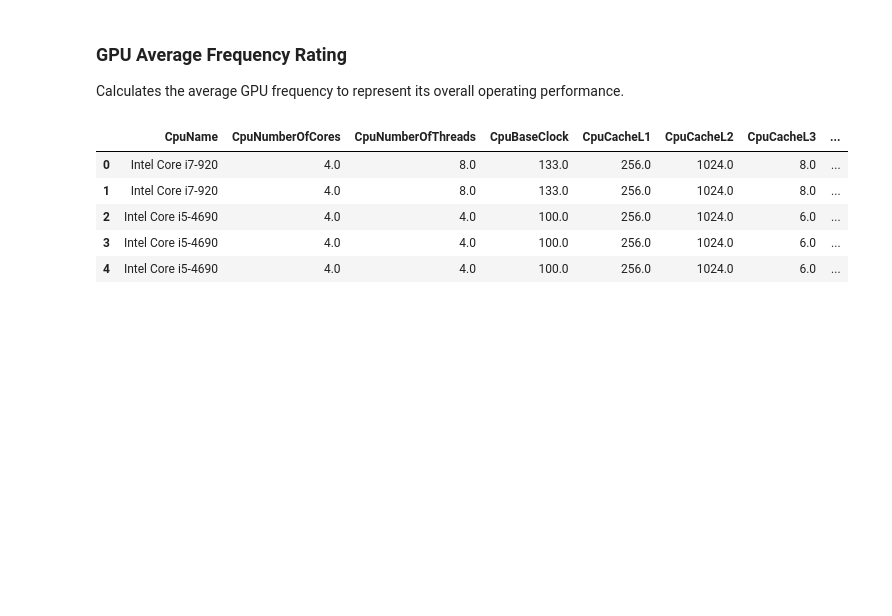
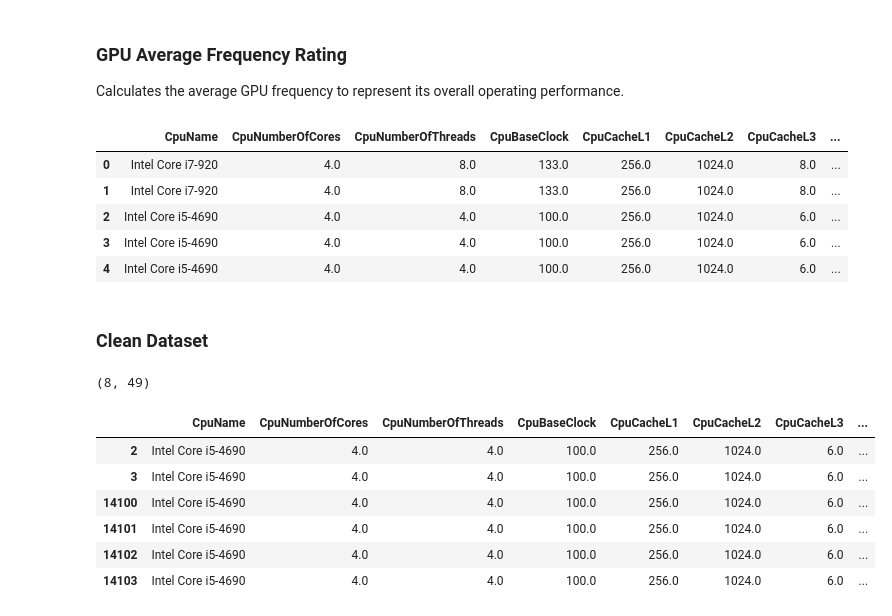
Before and after one commit to AndrePilcoChiuyare/fps-game-prediction, a Jupyter notebook: notebooks/2-feature-engineering.ipynb, the cells around one changed output. Drawn from its saved outputs; the diff is of its cells as text; code cells hidden in the pictures; blank space fills up the shorter version.

```diff
--- a/notebooks/2-feature-engineering.ipynb
+++ b/notebooks/2-feature-engineering.ipynb
@@ -105,3 +105,23 @@ df.head()
 | 2 | Intel Core i5-4690 | 4.0 | 4.0 | 100.0 | 256.0 | 1024.0 | 6.0 | ... |
 | 3 | Intel Core i5-4690 | 4.0 | 4.0 | 100.0 | 256.0 | 1024.0 | 6.0 | ... |
 | 4 | Intel Core i5-4690 | 4.0 | 4.0 | 100.0 | 256.0 | 1024.0 | 6.0 | ... |
+# %% [markdown]
+### Clean Dataset
+# %%
+# We drop duplicated rows
+print(df[df.duplicated()].shape)
+df.drop_duplicates(inplace=True)
+# %% [output]
+(8, 49)
+# %%
+# Find rows where Cpu name are equal and Gpu name are equal and Gamesetting are equal
+testing = df[df.duplicated(subset=['CpuName', 'GpuName', 'GameName', 'GameSetting'], keep=False)]
+testing[(testing['CpuName'] == 'Intel Core i5-4690') & (testing['GpuName'] == 'NVIDIA GeForce GTX 1080 11Gbps') & (testing['GameName'] == 'counterStrikeGlobalOffensive')]
+# %% [output]
+|  | CpuName | CpuNumberOfCores | CpuNumberOfThreads | CpuBaseClock | CpuCacheL1 | CpuCacheL2 | CpuCacheL3 | ... |
+| 2 | Intel Core i5-4690 | 4.0 | 4.0 | 100.0 | 256.0 | 1024.0 | 6.0 | ... |
+| 3 | Intel Core i5-4690 | 4.0 | 4.0 | 100.0 | 256.0 | 1024.0 | 6.0 | ... |
+| 14100 | Intel Core i5-4690 | 4.0 | 4.0 | 100.0 | 256.0 | 1024.0 | 6.0 | ... |
+| 14101 | Intel Core i5-4690 | 4.0 | 4.0 | 100.0 | 256.0 | 1024.0 | 6.0 | ... |
+| 14102 | Intel Core i5-4690 | 4.0 | 4.0 | 100.0 | 256.0 | 1024.0 | 6.0 | ... |
+| 14103 | Intel Core i5-4690 | 4.0 | 4.0 | 100.0 | 256.0 | 1024.0 | 6.0 | ... |
```
Also changed, not shown: parts of 7 cells of this notebook, 6 other files.
